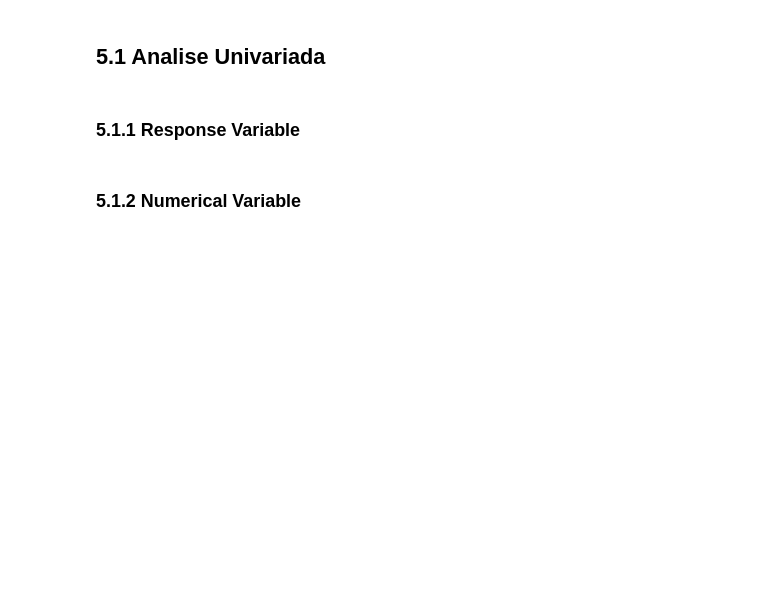
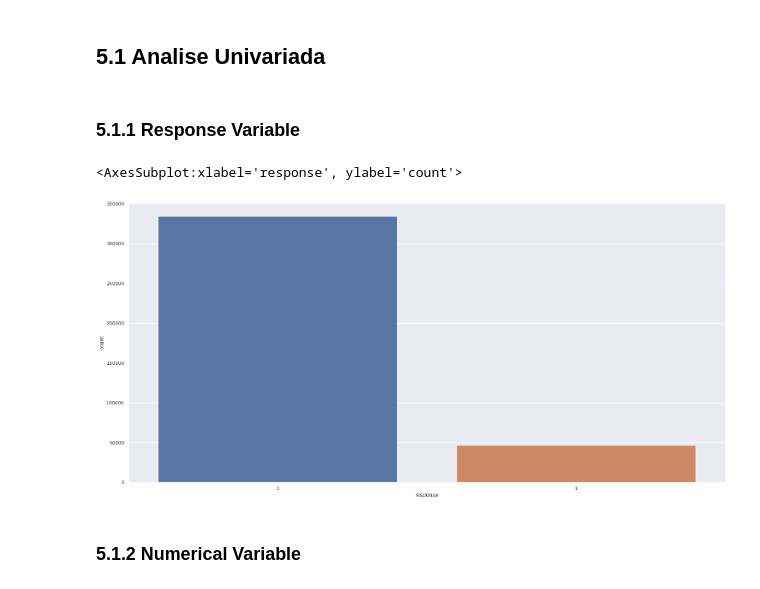
Before and after one commit to rafael-asousa/Cross-Sell-Prediction, a Jupyter notebook: notebook/cross-sell-predictions.ipynb, the cells around one changed output. Drawn from its saved outputs; the diff is of its cells as text; code cells hidden in the pictures; blank space fills up the shorter version.

```diff
--- a/notebook/cross-sell-predictions.ipynb
+++ b/notebook/cross-sell-predictions.ipynb
@@ -228,2 +230,4 @@ sla sla sla
 # %% [markdown]
 # 5 ANALISE EXPLORATORIA DOS DADOS
+# %%
+df5 = df_raw.copy()
@@ -231,5 +251,13 @@ sla sla sla
 ## 5.1 Analise Univariada
 # %% [markdown]
 ### 5.1.1 Response Variable
+# %%
+#very unbalanced data, however I could construct a imbalanced model by now and evaluate the need for improvement later
+
+
+sns.countplot(x='response', data=df5)
+# %% [output]
+<AxesSubplot:xlabel='response', ylabel='count'>
+[figure, added]
 # %% [markdown]
 ### 5.1.2 Numerical Variable
```
Also changed, not shown: parts of 11 cells of this notebook.
